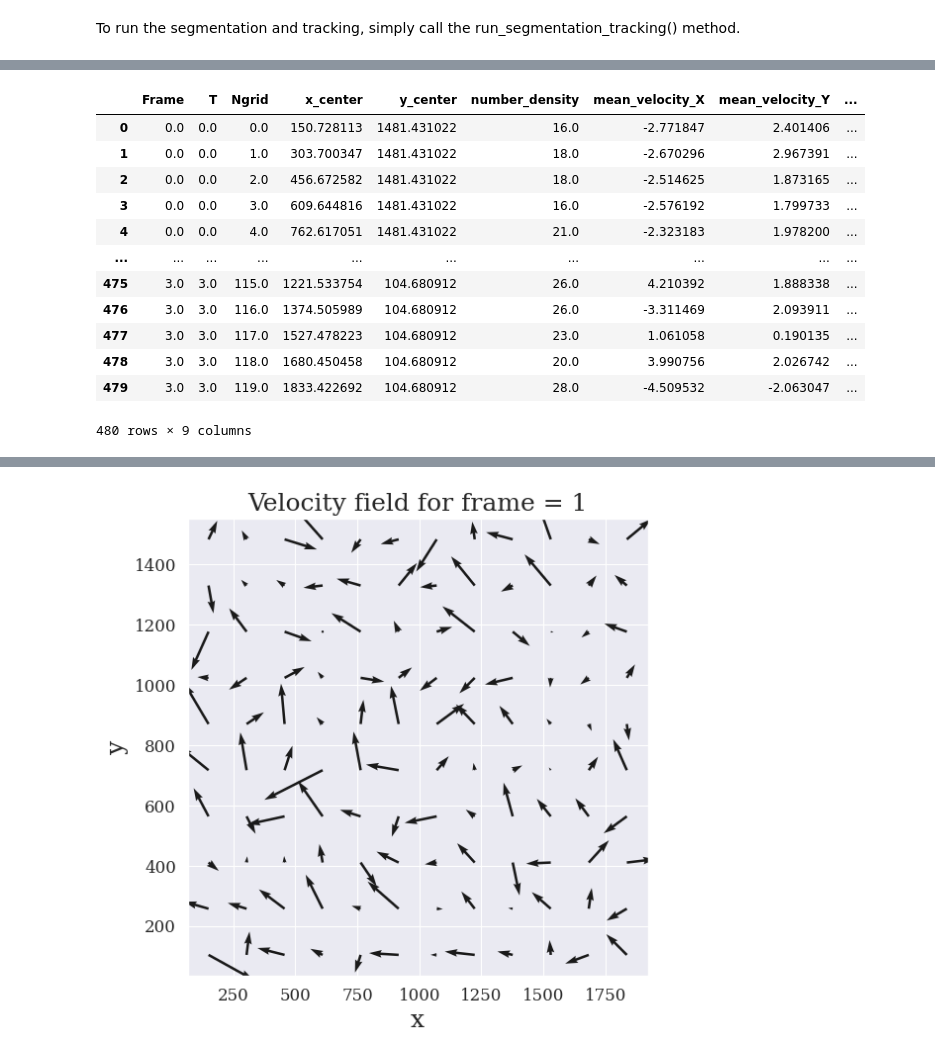
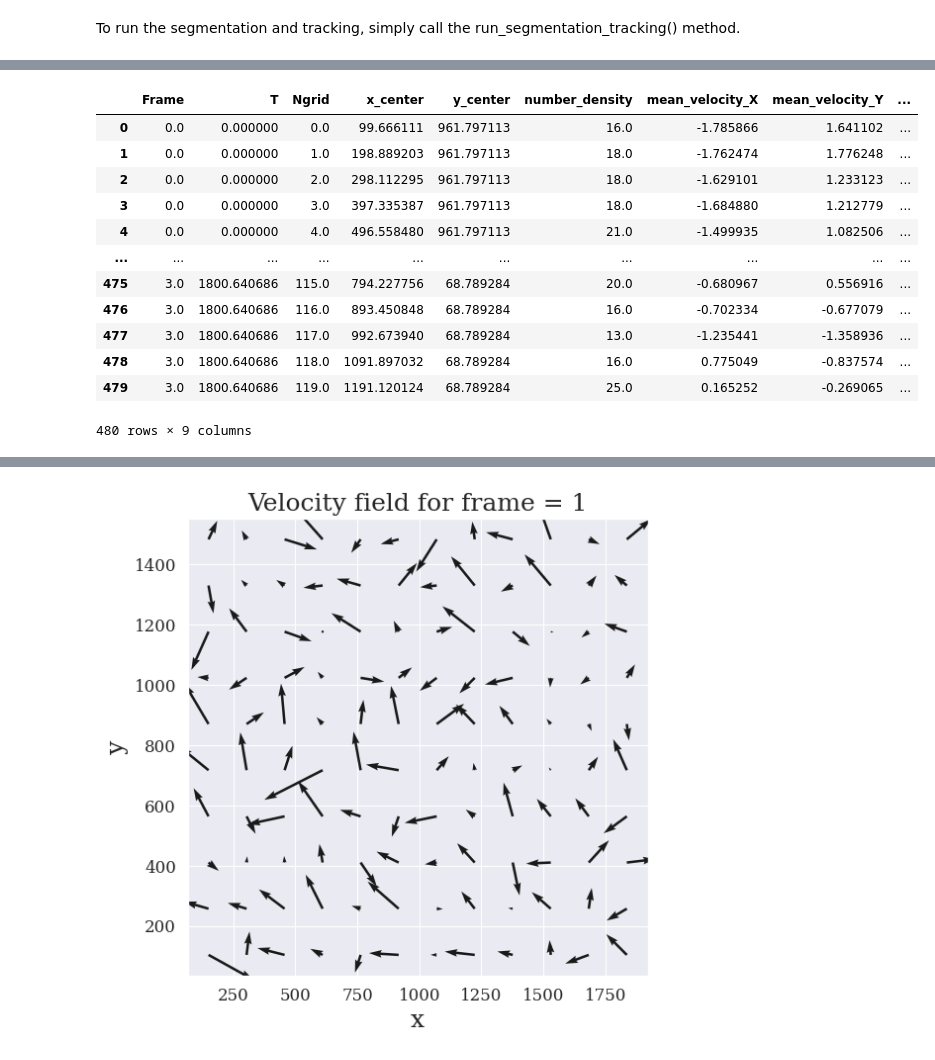
Before and after one commit to simonguld/CellSegmentationTracker, a Jupyter notebook: example_notebook.ipynb, the cells around one changed output, grey strips where cells are left out. Cells and saved outputs as stored; diff of their text form; code cells hidden in the pictures.

```diff
--- a/example_notebook.ipynb
+++ b/example_notebook.ipynb
@@ -84,13 +86,14 @@ trackmate_dict = {'LINKING_MAX_DISTANCE': 15.0,
 # Finally, you can set the names of the physical units used in the image, as well
 #  as the frame interval in physical units. If you don't provide any, the default
 #  values will be used (pixels and frames)
-# For the epi2500 images, the frame interval is 5 minutes.
-# NB: The length scales will be automatically converted to physical units
+# For the epi2500 images, the frame interval is 600 seconds, but since this information
+# is already stored in the .tif file, we don't need to provide it here.
+# NB: The length and time scales will be automatically converted to physical units
 # by TrackMate, if the physical units are set correctly in the .tif file.
 unit_conversion_dict= {
-                                                  'frame_interval_in_physical_units': 5,
+                                                  'frame_interval_in_physical_units': None,
                                                   'physical_length_unit_name': r'$\mu$m',
-                                                    'physical_time_unit_name': 'min',
+                                                    'physical_time_unit_name': 's',
         }
 
 
@@ -222,35 +225,39 @@ Track features:  Index(['TRACK_INDEX', 'TRACK_ID', 'NUMBER_SPOTS', 'NUMBER_GAPS'
       dtype='object')
 # %%
 # To calculate things like velocity and density fields, you need to first call the
-#calculate_grid_statistics() method. This will calculate the average value of all chosen
-# spot features in a grid of cells. 'Frame', 'X', 'Y', 'T', 'Velocity_X', 'Velocity_Y' are
+# calculate_grid_statistics() method. This will calculate the average value of all chosen
+# spot features in a grid of cells.
+# 'Frame', 'T', 'Ngrid', 'x_center'(x-coordinate of grid center), 'y_center',
+# 'cell_number' (no. of cells per grid), 'number_density', 'Velocity_X', 'Velocity_Y' are
 # automatically included, and you can choose to include any additional spot features.
 
 # Ngrid is number of grid squares in the smallest dimension. \
 #The number of grid squares in the other dimension is determined by the aspect ratio of
 #the image, with the restriction that the grid squares are square.
 Ngrid = 10
 # Choose any additional spot features to include in the grid statistics
 include_features = ['Area']
 # Choose whether to calculate absolute cell counts or densities for each grid
 return_absolute_cell_counts = True
+# Decide whether to save csv. It will be named after the image name if provided,
+# otherwise as CellSegmentationTracker_grid_stats.csv. It will be saved in the
+# output folder, if provided, otherwise in the image folder.
 
-# The csv file is saved by default.
 cst.calculate_grid_statistics(Ngrid = Ngrid, include_features=include_features, \
-    return_absolute_cell_counts=return_absolute_cell_counts, save_csv=True)
+    save_csv=True)
 # %% [output]
 |  | Frame | T | Ngrid | x_center | y_center | number_density | mean_velocity_X | mean_velocity_Y | ... |
-| 0 | 0.0 | 0.0 | 0.0 | 150.728113 | 1481.431022 | 16.0 | -2.771847 | 2.401406 | ... |
-| 1 | 0.0 | 0.0 | 1.0 | 303.700347 | 1481.431022 | 18.0 | -2.670296 | 2.967391 | ... |
-| 2 | 0.0 | 0.0 | 2.0 | 456.672582 | 1481.431022 | 18.0 | -2.514625 | 1.873165 | ... |
-| 3 | 0.0 | 0.0 | 3.0 | 609.644816 | 1481.431022 | 16.0 | -2.576192 | 1.799733 | ... |
-| 4 | 0.0 | 0.0 | 4.0 | 762.617051 | 1481.431022 | 21.0 | -2.323183 | 1.978200 | ... |
+| 0 | 0.0 | 0.000000 | 0.0 | 99.666111 | 961.797113 | 16.0 | -1.785866 | 1.641102 | ... |
+| 1 | 0.0 | 0.000000 | 1.0 | 198.889203 | 961.797113 | 18.0 | -1.762474 | 1.776248 | ... |
+| 2 | 0.0 | 0.000000 | 2.0 | 298.112295 | 961.797113 | 18.0 | -1.629101 | 1.233123 | ... |
+| 3 | 0.0 | 0.000000 | 3.0 | 397.335387 | 961.797113 | 18.0 | -1.684880 | 1.212779 | ... |
+| 4 | 0.0 | 0.000000 | 4.0 | 496.558480 | 961.797113 | 21.0 | -1.499935 | 1.082506 | ... |
 | ... | ... | ... | ... | ... | ... | ... | ... | ... | ... |
-| 475 | 3.0 | 3.0 | 115.0 | 1221.533754 | 104.680912 | 26.0 | 4.210392 | 1.888338 | ... |
-| 476 | 3.0 | 3.0 | 116.0 | 1374.505989 | 104.680912 | 26.0 | -3.311469 | 2.093911 | ... |
-| 477 | 3.0 | 3.0 | 117.0 | 1527.478223 | 104.680912 | 23.0 | 1.061058 | 0.190135 | ... |
-| 478 | 3.0 | 3.0 | 118.0 | 1680.450458 | 104.680912 | 20.0 | 3.990756 | 2.026742 | ... |
-| 479 | 3.0 | 3.0 | 119.0 | 1833.422692 | 104.680912 | 28.0 | -4.509532 | -2.063047 | ... |
+| 475 | 3.0 | 1800.640686 | 115.0 | 794.227756 | 68.789284 | 20.0 | -0.680967 | 0.556916 | ... |
+| 476 | 3.0 | 1800.640686 | 116.0 | 893.450848 | 68.789284 | 16.0 | -0.702334 | -0.677079 | ... |
+| 477 | 3.0 | 1800.640686 | 117.0 | 992.673940 | 68.789284 | 13.0 | -1.235441 | -1.358936 | ... |
+| 478 | 3.0 | 1800.640686 | 118.0 | 1091.897032 | 68.789284 | 16.0 | 0.775049 | -0.837574 | ... |
+| 479 | 3.0 | 1800.640686 | 119.0 | 1191.120124 | 68.789284 | 25.0 | 0.165252 | -0.269065 | ... |
 480 rows × 9 columns
 # %%
 ## Now that we have calculated the grid statistics, we can plot them.
```
Also changed, not shown: parts of 8 cells of this notebook, 23 other files.
